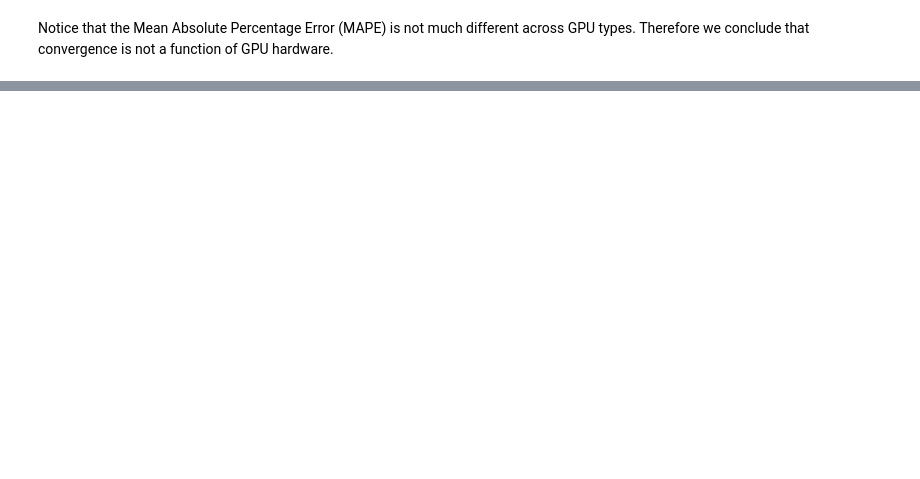
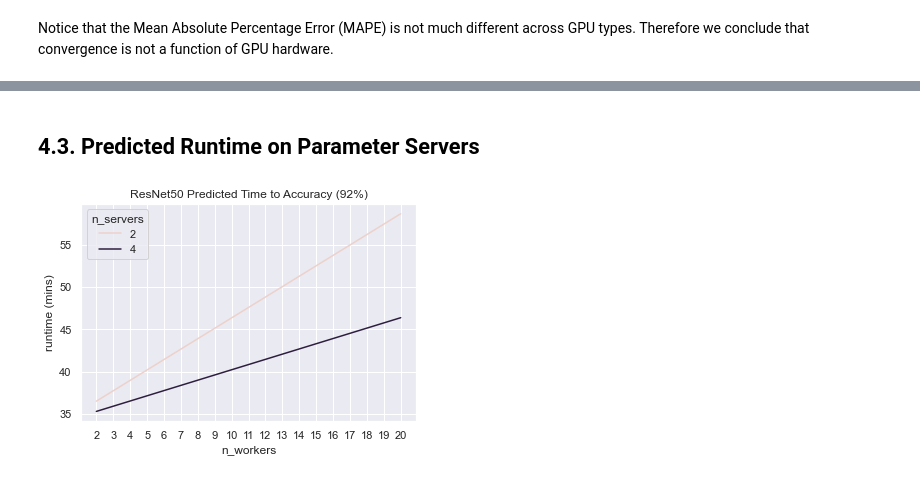
Before and after one commit to joearedmond/coms-dl-sys-optimus, a Jupyter notebook: 4-optimus.ipynb, the cells around one changed output, grey strips where cells are left out. Drawn from its saved outputs; the diff is of its cells as text; code cells hidden in the pictures; blank space fills up the shorter version.

```diff
--- a/4-optimus.ipynb
+++ b/4-optimus.ipynb
@@ -75,0 +108,4 @@ history['resnet18-k80'].head()
+# %%
+mean_loss_at_acc92 = loss_to_acc.mean()['loss_at_acc92']
+
+mean_loss_at_acc92
@@ -251,2 +289,7 @@ for (model, results), ax in zip(sorted(test_history.items()), axes):
 # %% [markdown]
 Notice that the Mean Absolute Percentage Error (MAPE) is not much different across GPU types. Therefore we conclude that convergence is not a function of GPU hardware.
+# %%
+# how good is this model at predicting the number of epochs needed to reach Accuracy 92%?
+
+epochs_to_acc92_pred = sum(train_loss_pred > mean_loss_at_acc92) + 1
+print("Model predicts %d epochs needed to reach accuracy 92%%" % epochs_to_acc92_pred)
@@ -252,0 +307,38 @@ Notice that the Mean Absolute Percentage Error (MAPE) is not much different acro
+# %% [markdown]
+## 4.3. Predicted Runtime on Parameter Servers
+# %%
+# paramters and equation adapted from Peng et al
+
+#theta_async = [2.83, 3.92, 0.00, 0.11]
+theta_sync = [1.02, 2.78, 4.92, 0.00, 0.02]
+
+minibatch_size = 64
+
+def time_to_acc_sync(p, w, M, theta, steps_pred):
+    """
+    p = number of parameter servers
+    w = number of workers
+    M = minibatch size
+    """
+    return (theta[0] * M + theta[1] + theta[2] * w / p + theta[3] * w + theta[4] * p) * steps_pred
+# %%
+
+workers = np.arange(2, 21)
+param_server_sizes = [2, 4]
+
+settings = [(p, w) for p in param_server_sizes for w in workers]
+
+rows = []
+for p, w in settings:
+    secs = time_to_acc_sync(p, w, M = minibatch_size, theta = theta_sync, steps_pred = epochs_to_acc92_pred)
+    rows.append([p, w, secs / 60])
+
+sns.lineplot(
+    data = pd.DataFrame(rows, columns = ['n_servers', 'n_workers', 'pred_runtime']),
+    x = 'n_workers', y = 'pred_runtime', hue = 'n_servers')
+plt.title('ResNet50 Predicted Time to Accuracy (92%)')
+plt.ylabel('runtime (mins)')
+plt.xticks(workers)
+plt.show()
+# %% [output]
+[figure, added]
```
Also changed, not shown: parts of 13 cells of this notebook.
